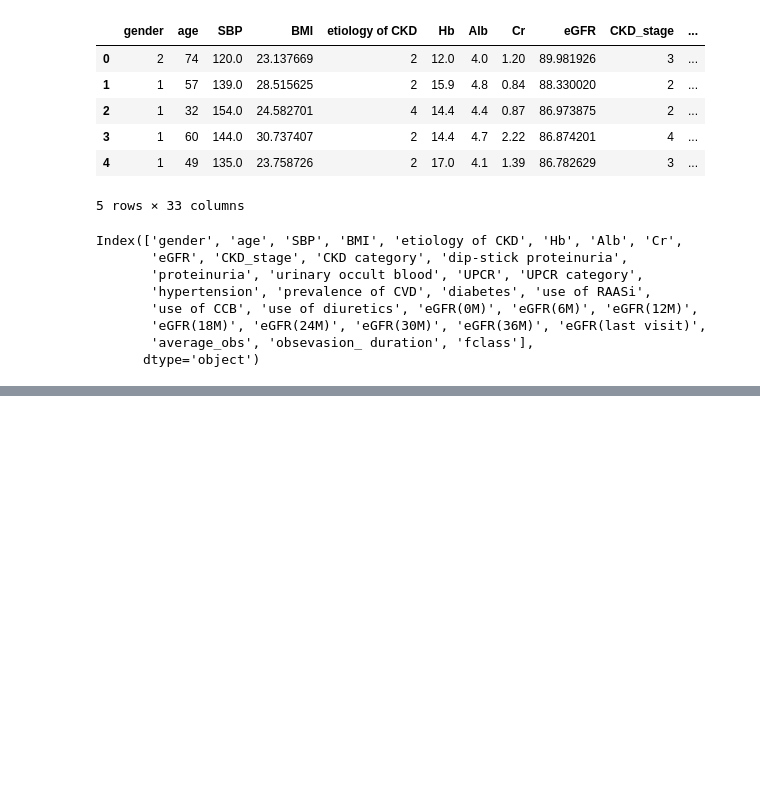
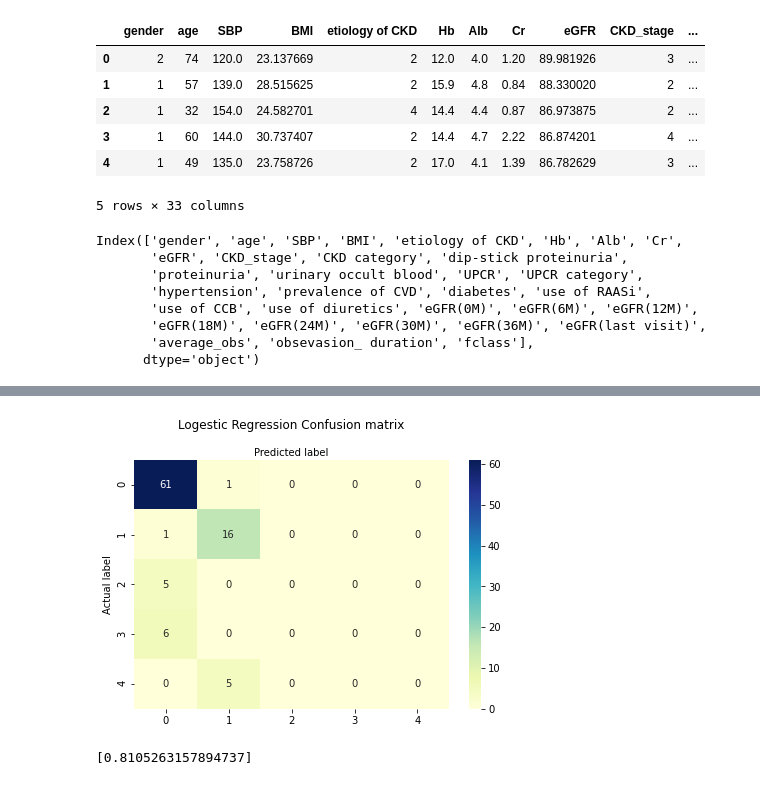
Before and after one commit to aminkhod/kidney_patients_Classification, a Jupyter notebook: kidney_Classification.ipynb, the cells around one changed output, grey strips where cells are left out. Cells and saved outputs as stored; diff of their text form; code cells hidden in the pictures; blank space fills up the shorter version.

```diff
--- a/kidney_Classification.ipynb
+++ b/kidney_Classification.ipynb
@@ -31,0 +48,13 @@ Index(['gender', 'age', 'SBP', 'BMI', 'etiology of CKD', 'Hb', 'Alb', 'Cr',
+# %%
+cat0 = shuffle(data[data['fclass']==0])
+cat1 = shuffle(data[data['fclass']==1])
+cat2 = shuffle(data[data['fclass']==2])
+cat5 = shuffle(data[data['fclass']==5])
+cat6 = shuffle(data[data['fclass']==6])
+# %%
+
+lenCat0 = len(cat0.iloc[:,0])
+lenCat1 = len(cat1.iloc[:,0])
+lenCat2 = len(cat2.iloc[:,0])
+lenCat5 = len(cat5.iloc[:,0])
+lenCat6 = len(cat6.iloc[:,0])
@@ -31,0 +296,10 @@ Index(['gender', 'age', 'SBP', 'BMI', 'etiology of CKD', 'Hb', 'Alb', 'Cr',
+# %%
+loologreg = LogisticRegression()
+loologregModel =loologreg.fit(X_train, np.array(list(y_train)))
+predict = np.array(loologreg.predict(X_test))
+cnf_matrix = metrics.confusion_matrix(y_test, predict)
+
+print(cnf_matrix)
+
+acc = metrics.accuracy_score(y_test.values, predict)
+print("Logistic Regression Accuracy by LOOCV", acc)
@@ -31,0 +320,24 @@ Index(['gender', 'age', 'SBP', 'BMI', 'etiology of CKD', 'Hb', 'Alb', 'Cr',
+# %%
+#matplotlib inline
+class_names=[0,1] # name  of classes
+fig, ax = plt.subplots()
+tick_marks = np.arange(len(class_names))
+plt.xticks(tick_marks, class_names)
+plt.yticks(tick_marks, class_names)
+
+# create heatmap
+sns.heatmap(pd.DataFrame(cnf_matrix), annot=True, cmap="YlGnBu" ,fmt='g')
+ax.xaxis.set_label_position("top")
+plt.tight_layout()
+plt.title('Logestic Regression Confusion matrix', y=1.1)
+
+plt.ylabel('Actual label')
+plt.xlabel('Predicted label')
+
+plt.show()
+# %% [output]
+[figure, added]
+# %%
+accList
+# %% [output]
+[0.8105263157894737]
```
Also changed, not shown: parts of 9 cells of this notebook.
